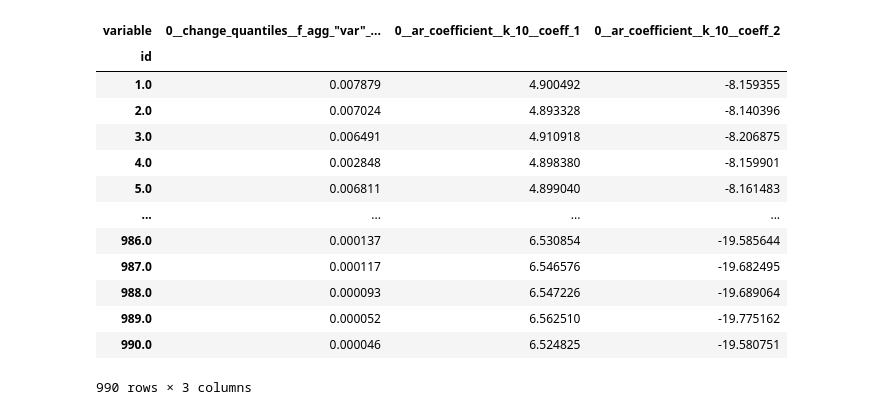
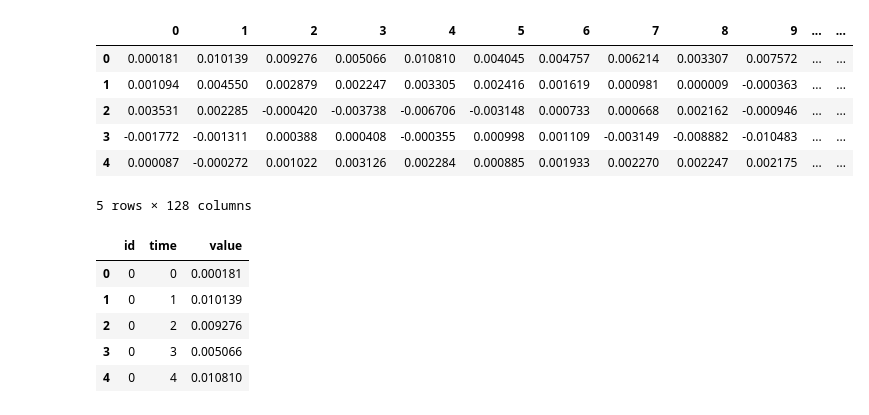
Before and after one commit to kartikey-vyas/GI-timeseries-classification, a Jupyter notebook: testing_feature_selection.ipynb, the cells around one changed output. Saved outputs shown, nothing was run; the diff lists cells and outputs as text; code cells hidden in the pictures.

```diff
--- a/testing_feature_selection.ipynb
+++ b/testing_feature_selection.ipynb
@@ -133,17 +0,0 @@ filt = fs.fit(X,y)
-# %%
-filt.transform(X)
-# %% [output]
-| variable | 0__change_quantiles__f_agg_"var"_... | 0__ar_coefficient__k_10__coeff_1 | 0__ar_coefficient__k_10__coeff_2 |
-| id |  |  |  |
-| 1.0 | 0.007879 | 4.900492 | -8.159355 |
-| 2.0 | 0.007024 | 4.893328 | -8.140396 |
-| 3.0 | 0.006491 | 4.910918 | -8.206875 |
-| 4.0 | 0.002848 | 4.898380 | -8.159901 |
-| 5.0 | 0.006811 | 4.899040 | -8.161483 |
-| ... | ... | ... | ... |
-| 986.0 | 0.000137 | 6.530854 | -19.585644 |
-| 987.0 | 0.000117 | 6.546576 | -19.682495 |
-| 988.0 | 0.000093 | 6.547226 | -19.689064 |
-| 989.0 | 0.000052 | 6.562510 | -19.775162 |
-| 990.0 | 0.000046 | 6.524825 | -19.580751 |
-990 rows × 3 columns
@@ -149,0 +18,11 @@ filt.transform(X)
+# %%
+df = load_har_dataset()
+df.head()
+# %% [output]
+|  | 0 | 1 | 2 | 3 | 4 | 5 | 6 | 7 | 8 | 9 | ... | ... |
+| 0 | 0.000181 | 0.010139 | 0.009276 | 0.005066 | 0.010810 | 0.004045 | 0.004757 | 0.006214 | 0.003307 | 0.007572 | ... | ... |
+| 1 | 0.001094 | 0.004550 | 0.002879 | 0.002247 | 0.003305 | 0.002416 | 0.001619 | 0.000981 | 0.000009 | -0.000363 | ... | ... |
+| 2 | 0.003531 | 0.002285 | -0.000420 | -0.003738 | -0.006706 | -0.003148 | 0.000733 | 0.000668 | 0.002162 | -0.000946 | ... | ... |
+| 3 | -0.001772 | -0.001311 | 0.000388 | 0.000408 | -0.000355 | 0.000998 | 0.001109 | -0.003149 | -0.008882 | -0.010483 | ... | ... |
+| 4 | 0.000087 | -0.000272 | 0.001022 | 0.003126 | 0.002284 | 0.000885 | 0.001933 | 0.002270 | 0.002247 | 0.002175 | ... | ... |
+5 rows × 128 columns
@@ -149,0 +34,9 @@ filt.transform(X)
+# %%
+df.head()
+# %% [output]
+|  | id | time | value |
+| 0 | 0 | 0 | 0.000181 |
+| 1 | 0 | 1 | 0.010139 |
+| 2 | 0 | 2 | 0.009276 |
+| 3 | 0 | 3 | 0.005066 |
+| 4 | 0 | 4 | 0.010810 |
```
Also changed, not shown: parts of 41 cells of this notebook, 10 other files.
